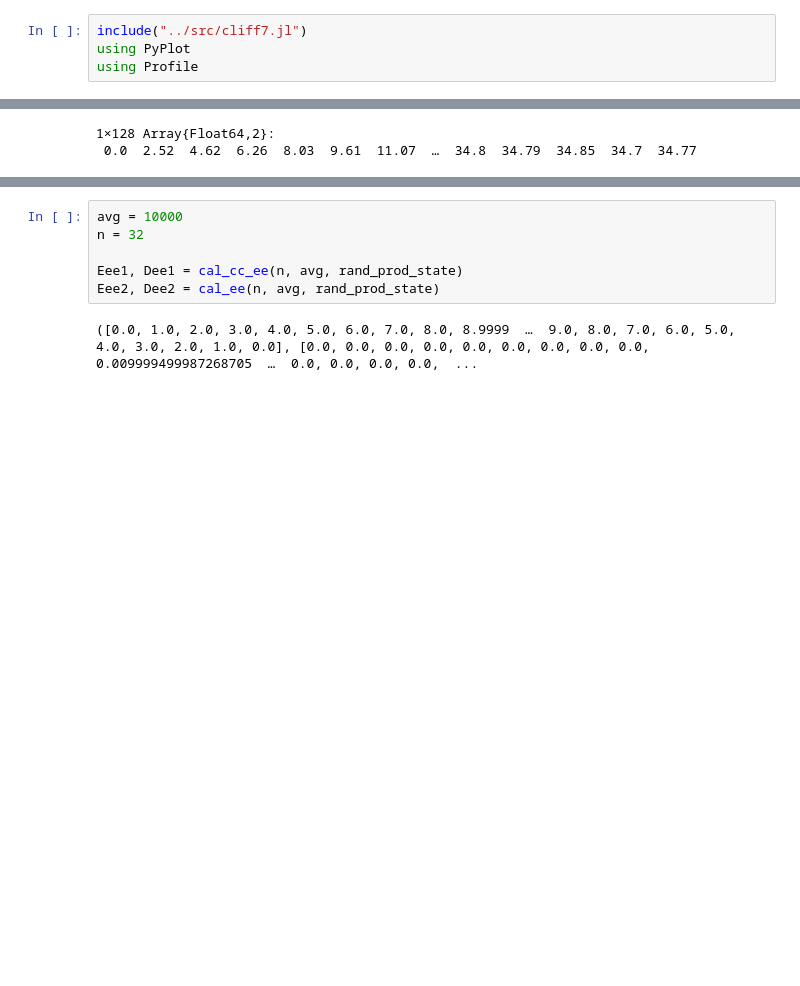
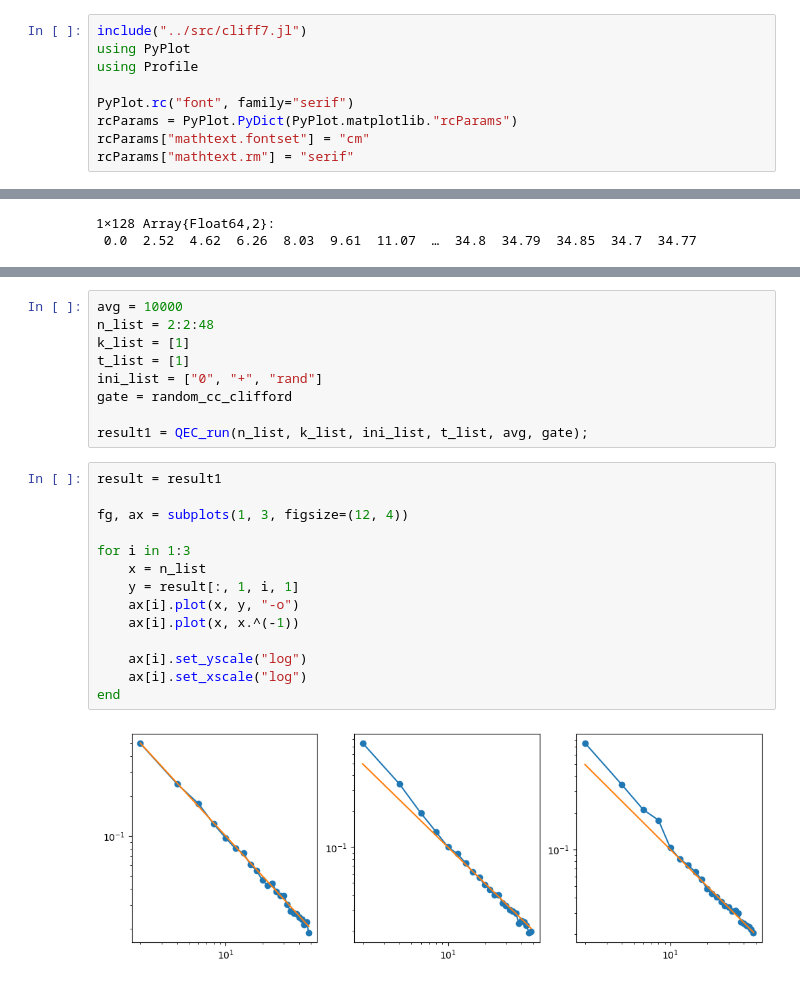
Before and after one commit to sangsq/julia-clifford, a Jupyter notebook: notebooks/charge_conserve_circuit.ipynb, the cells around one changed output, grey strips where cells are left out. Cells and saved outputs as stored; diff of their text form; blank space fills up the shorter version.

```diff
--- a/notebooks/charge_conserve_circuit.ipynb
+++ b/notebooks/charge_conserve_circuit.ipynb
@@ -2,3 +2,8 @@
 include("../src/cliff7.jl")
 using PyPlot
 using Profile
+
+PyPlot.rc("font", family="serif")
+rcParams = PyPlot.PyDict(PyPlot.matplotlib."rcParams")
+rcParams["mathtext.fontset"] = "cm"
+rcParams["mathtext.rm"] = "serif"
@@ -134,8 +173,25 @@ cal_ee (generic function with 2 methods)
-# %%
-avg = 10000
-n = 32
-
-Eee1, Dee1 = cal_cc_ee(n, avg, rand_prod_state)
-Eee2, Dee2 = cal_ee(n, avg, rand_prod_state)
-# %% [output]
-([0.0, 1.0, 2.0, 3.0, 4.0, 5.0, 6.0, 7.0, 8.0, 8.9999  …  9.0, 8.0, 7.0, 6.0, 5.0, 4.0, 3.0, 2.0, 1.0, 0.0], [0.0, 0.0, 0.0, 0.0, 0.0, 0.0, 0.0, 0.0, 0.0, 0.009999499987268705  …  0.0, 0.0, 0.0, 0.0,  ...
+# %%
+avg = 10000
+n_list = 2:2:48
+k_list = [1]
+t_list = [1]
+ini_list = ["0", "+", "rand"]
+gate = random_cc_clifford
+
+result1 = QEC_run(n_list, k_list, ini_list, t_list, avg, gate);
+# %%
+result = result1
+
+fg, ax = subplots(1, 3, figsize=(12, 4))
+
+for i in 1:3
+    x = n_list
+    y = result[:, 1, i, 1]
+    ax[i].plot(x, y, "-o")
+    ax[i].plot(x, x.^(-1))
+
+    ax[i].set_yscale("log")
+    ax[i].set_xscale("log")
+end
+# %% [output]
+[figure, added]
```
Also changed, not shown: parts of 15 cells of this notebook, 13 other files.
